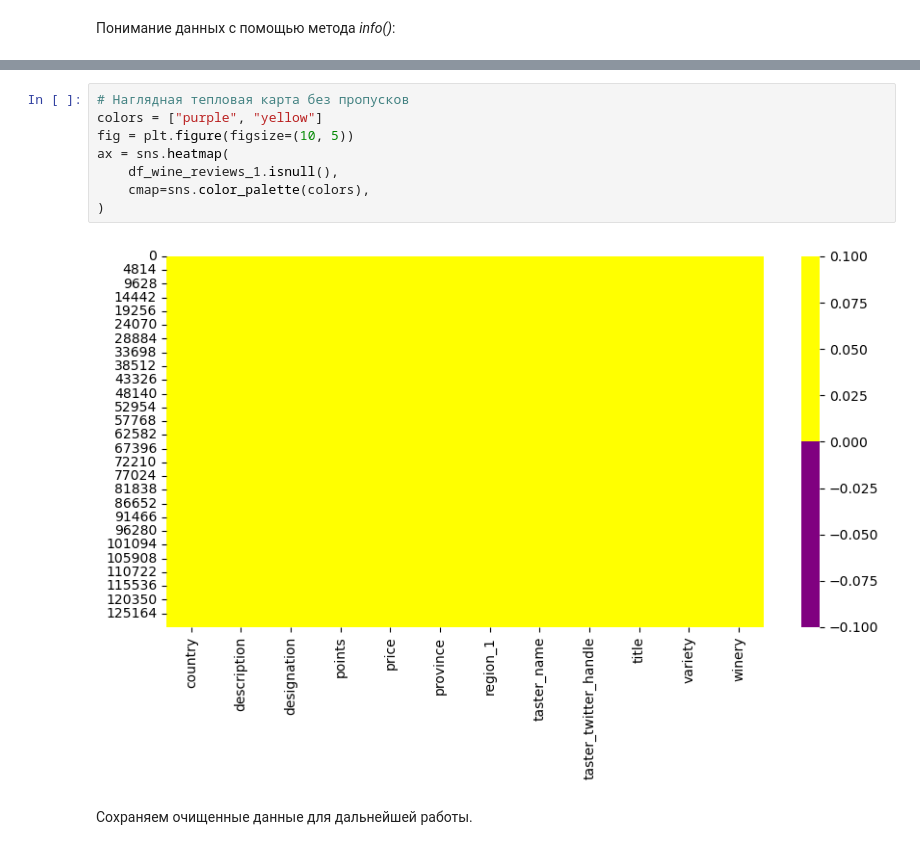
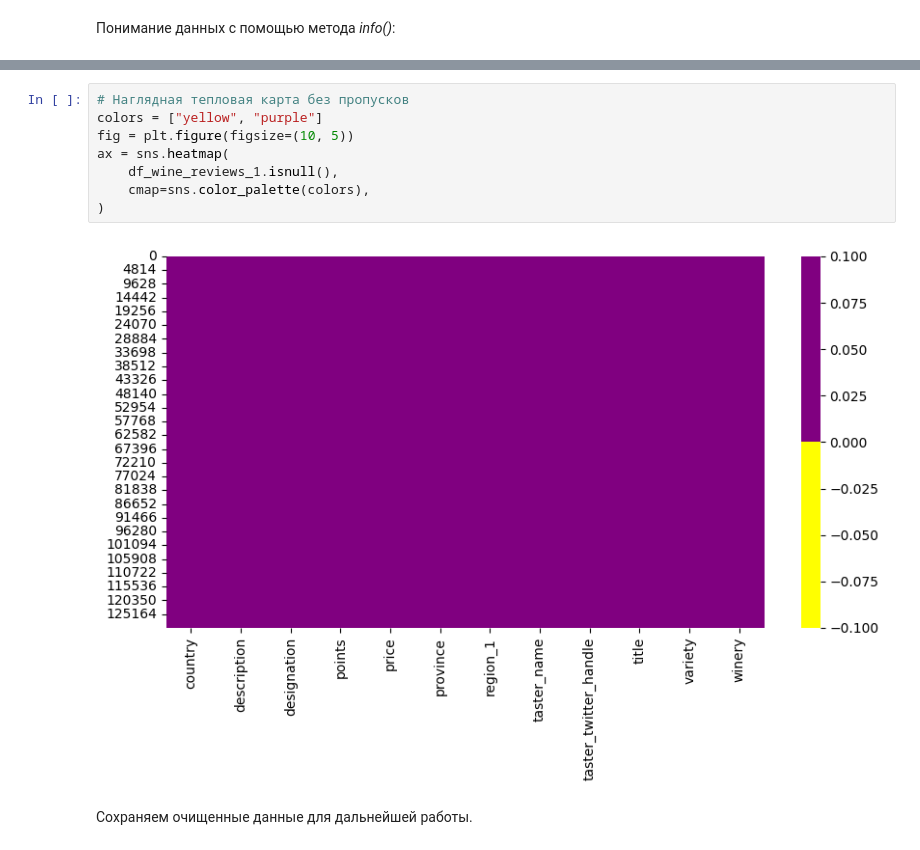
Before and after one commit to Ekaterina-1989/SF_Data_Science, a Jupyter notebook: SkillFactory/EDA/EDA-1. Введение в разведывательный анализ данных. Алгоритмы и методы EDA/EDA-1.ipynb, the cells around one changed output, grey strips where cells are left out. Drawn from its saved outputs; the diff is of its cells as text.

```diff
--- a/SkillFactory/EDA/EDA-1. Введение в разведывательный анализ данных. Алгоритмы и методы EDA/EDA-1.ipynb
+++ b/SkillFactory/EDA/EDA-1. Введение в разведывательный анализ данных. Алгоритмы и методы EDA/EDA-1.ipynb
@@ -241,13 +250,13 @@ memory usage: 11.9+ MB
 # %%
 # Наглядная тепловая карта без пропусков
-colors = ["purple", "yellow"]
+colors = ["yellow", "purple"]
 fig = plt.figure(figsize=(10, 5))
 ax = sns.heatmap(
     df_wine_reviews_1.isnull(),
     cmap=sns.color_palette(colors),
 )
 # %% [output]
-[figure, old version]
+[figure, new version]
 # %% [markdown]
 Сохраняем очищенные данные для дальнейшей работы.
 # %%
```
Also changed, not shown: parts of 3 cells of this notebook.
